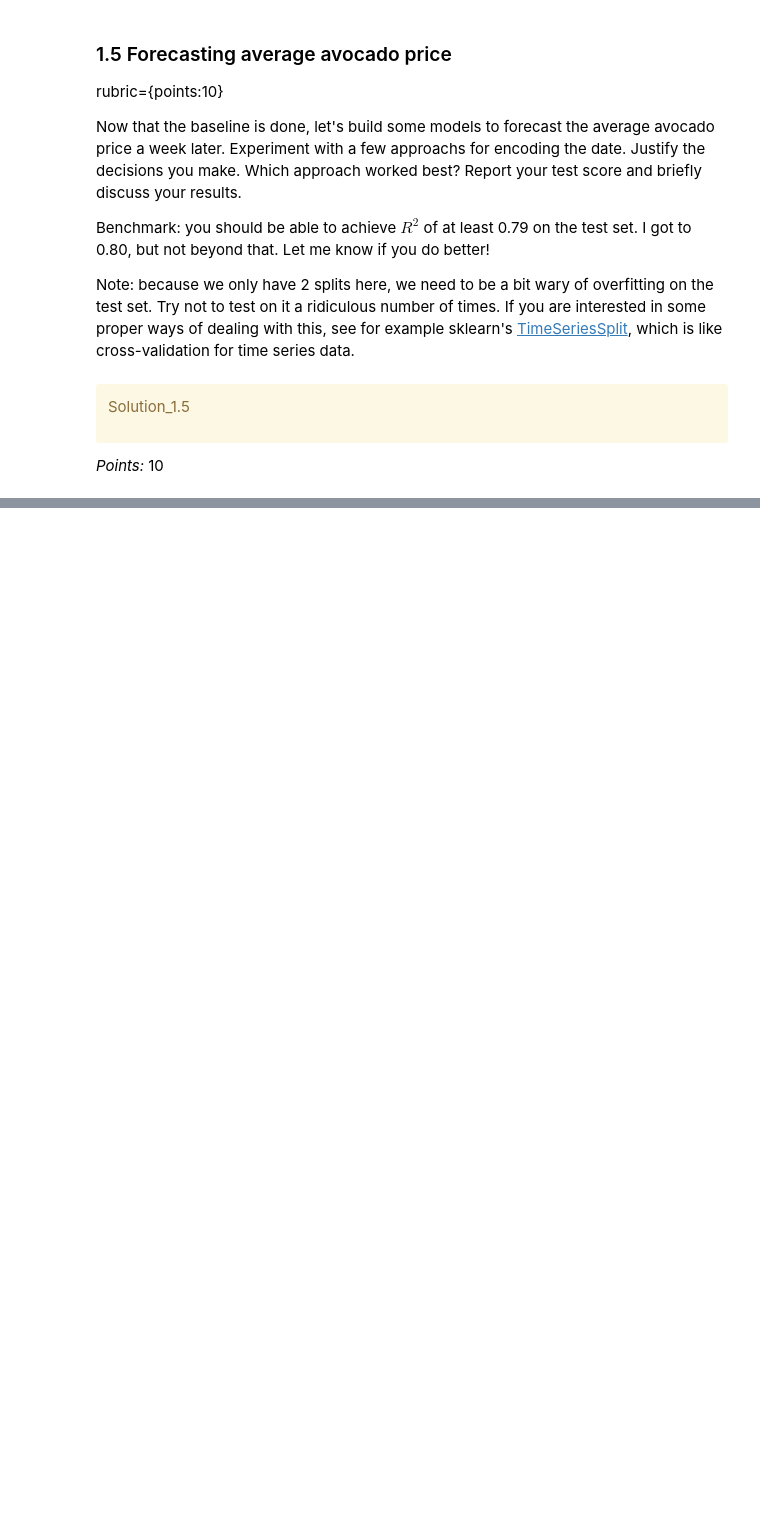
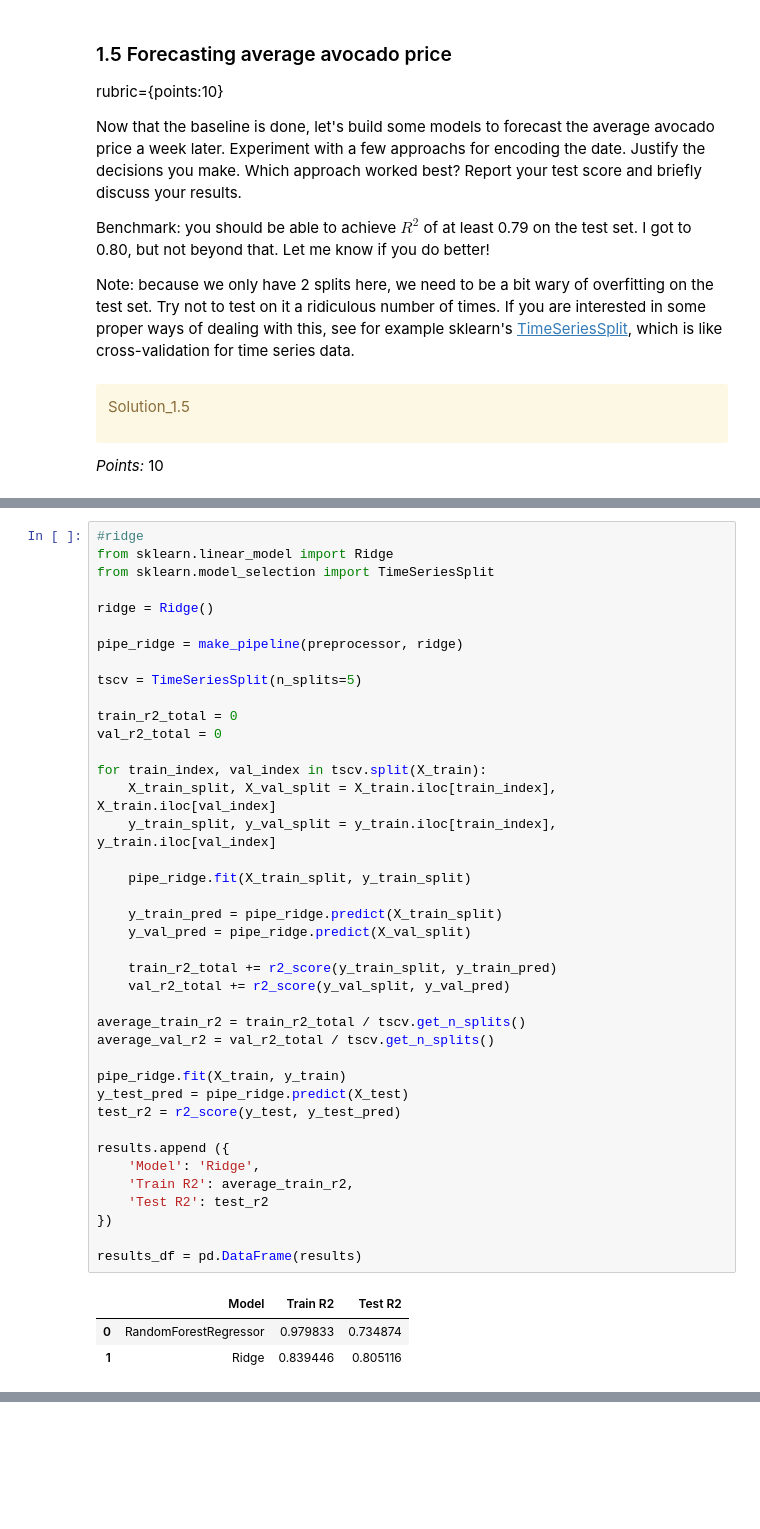
Before and after one commit to aneeshanavlakha/hw8, a Jupyter notebook: hw8.ipynb, the cells around one changed output, grey strips where cells are left out. Saved outputs shown, nothing was run; the diff lists cells and outputs as text; blank space fills up the shorter version.

```diff
--- a/hw8.ipynb
+++ b/hw8.ipynb
@@ -567,0 +534,44 @@ target = ["RainTomorrow"]
+# %%
+#ridge
+from sklearn.linear_model import Ridge
+from sklearn.model_selection import TimeSeriesSplit
+
+ridge = Ridge()
+
+pipe_ridge = make_pipeline(preprocessor, ridge)
+
+tscv = TimeSeriesSplit(n_splits=5)
+
+train_r2_total = 0
+val_r2_total = 0
+
+for train_index, val_index in tscv.split(X_train):
+    X_train_split, X_val_split = X_train.iloc[train_index], X_train.iloc[val_index]
+    y_train_split, y_val_split = y_train.iloc[train_index], y_train.iloc[val_index]
+
+    pipe_ridge.fit(X_train_split, y_train_split)
+
+    y_train_pred = pipe_ridge.predict(X_train_split)
+    y_val_pred = pipe_ridge.predict(X_val_split)
+
+    train_r2_total += r2_score(y_train_split, y_train_pred)
+    val_r2_total += r2_score(y_val_split, y_val_pred)
+
+average_train_r2 = train_r2_total / tscv.get_n_splits()
+average_val_r2 = val_r2_total / tscv.get_n_splits()
+
+pipe_ridge.fit(X_train, y_train)
+y_test_pred = pipe_ridge.predict(X_test)
+test_r2 = r2_score(y_test, y_test_pred)
+
+results.append ({
+    'Model': 'Ridge',
+    'Train R2': average_train_r2,
+    'Test R2': test_r2
+})
+
+results_df = pd.DataFrame(results)
+# %% [output]
+|  | Model | Train R2 | Test R2 |
+| 0 | RandomForestRegressor | 0.979833 | 0.734874 |
+| 1 | Ridge | 0.839446 | 0.805116 |
```
Also changed, not shown: parts of 38 cells of this notebook, 1 other file.
